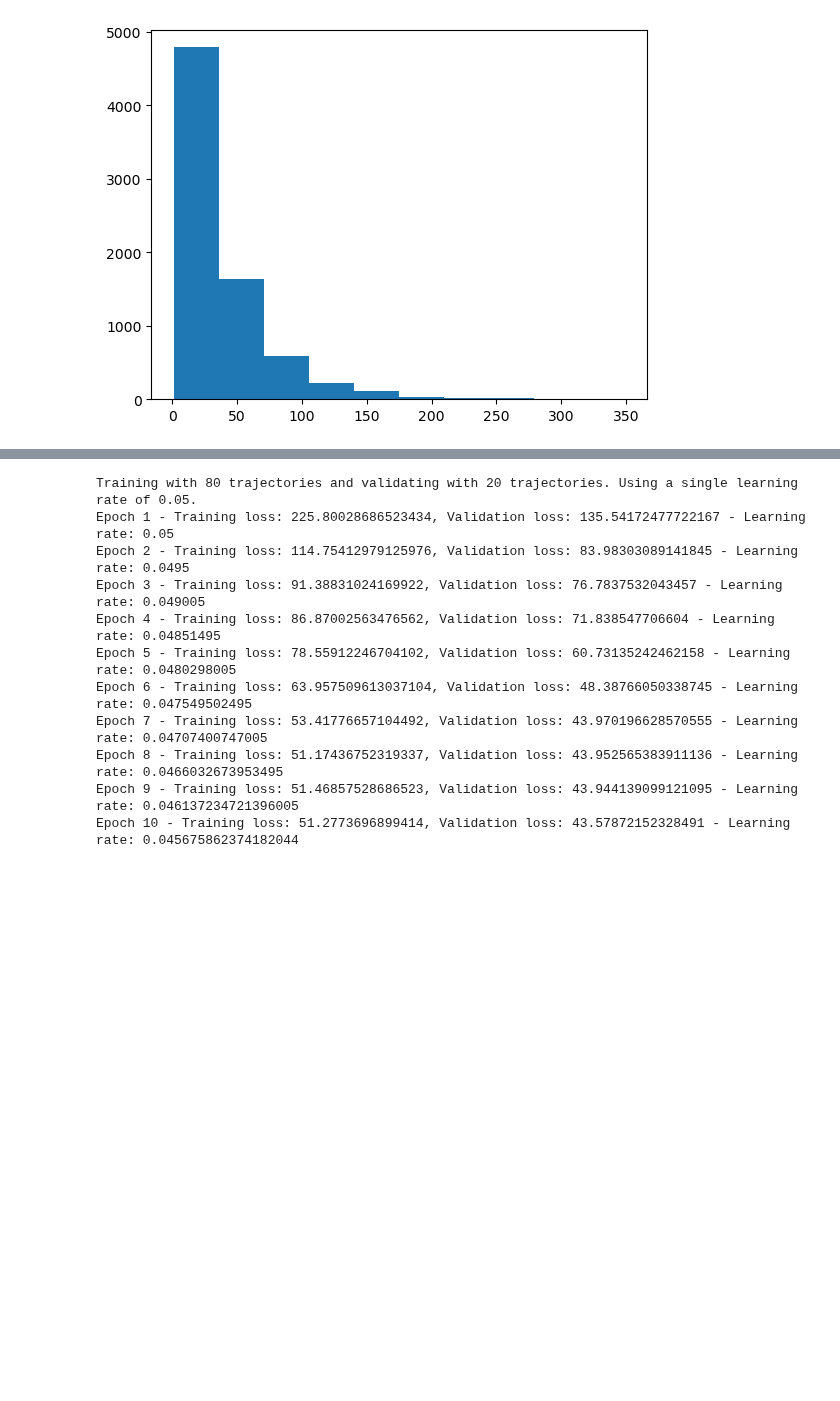
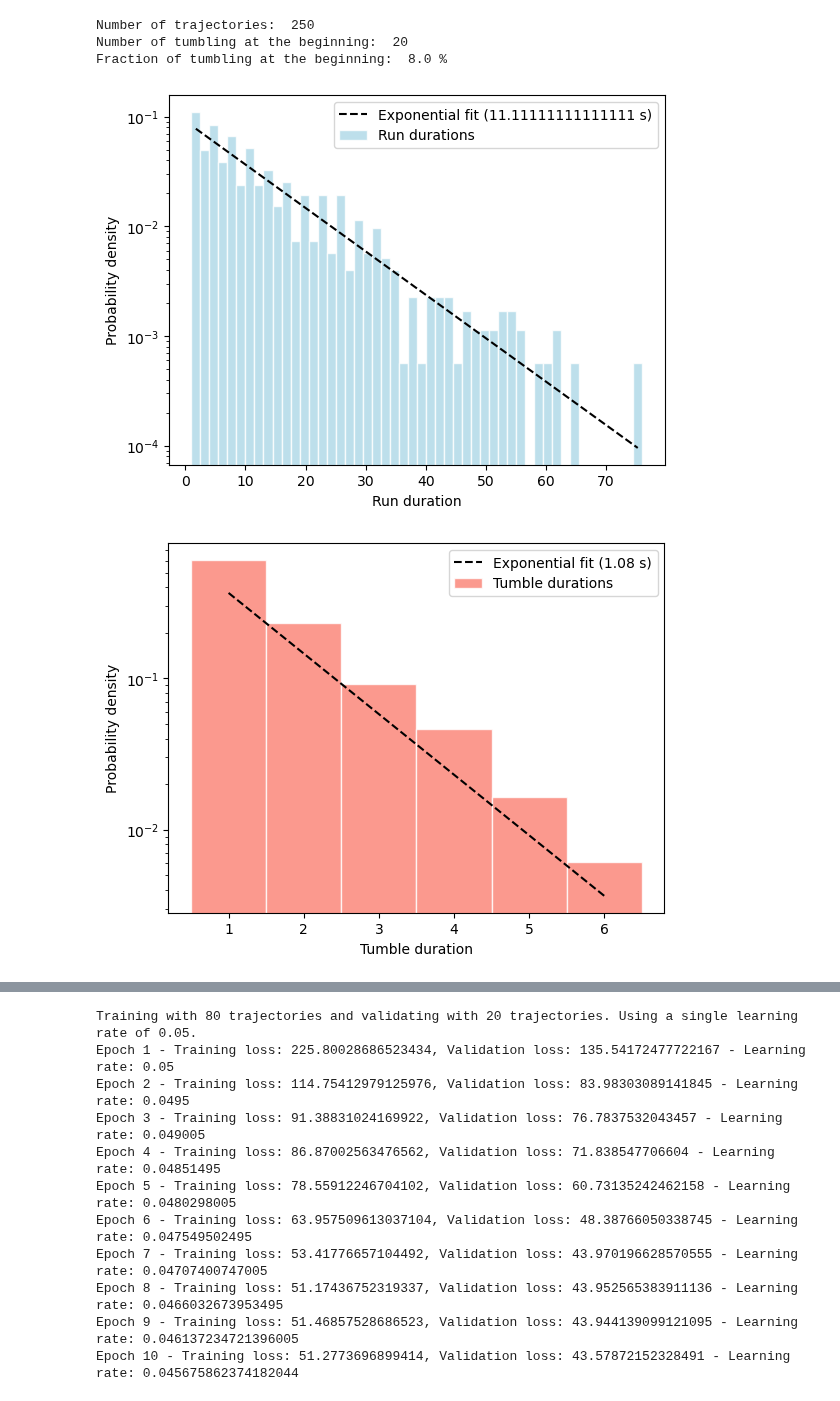
Before and after one commit to giorgionicoletti/InferenceFSCs, a Jupyter notebook: notebooks/model_trajectories_FSC.ipynb, the cells around one changed output, grey strips where cells are left out. Saved outputs shown, nothing was run; the diff lists cells and outputs as text; code cells hidden in the pictures; blank space fills up the shorter version.

```diff
--- a/notebooks/model_trajectories_FSC.ipynb
+++ b/notebooks/model_trajectories_FSC.ipynb
@@ -34,5 +45,45 @@ for i, curr_res in enumerate(res):
-# %%
-plt.hist(np.concatenate([utils.filter_durations(utils.extract_durations(tr["actions"]), 0)[1:-1] for tr in trajectories]))
-plt.show()
-# %% [output]
-[figure, removed]
+# %%
+run_durations = np.concatenate([utils.filter_durations(utils.extract_durations(act), 0)[1:-1] for act in actions])
+tumble_durations = np.concatenate([utils.filter_durations(utils.extract_durations(act), 1)[1:-1] for act in actions])
+
+first_action = np.array([tr["actions"][0] for tr in trajectories_data])
+
+print("Number of trajectories: ", len(trajectories_data))
+print("Number of tumbling at the beginning: ", np.sum(first_action))
+print("Fraction of tumbling at the beginning: ", np.round(np.sum(first_action) / len(trajectories_data) * 100, 2), "%")
+
+run_values, run_cumulative = utils.get_cumulative(run_durations)
+run_params, _ = curve_fit(utils.expcum_fit, run_values, run_cumulative, p0=[0.01])
+run_exponent = run_params[0]
+
+tumble_values, tumble_cumulative = utils.get_cumulative(tumble_durations)
+tumble_params, _ = curve_fit(utils.expcum_fit, tumble_values, tumble_cumulative, p0=[0.01])
+tumble_exponent = tumble_params[0]
+
+h_run_dur, bins_run_dur = np.histogram(run_durations, bins=50, density=True)
+bins_run_dur = (bins_run_dur[1:] + bins_run_dur[:-1]) / 2
+
+h_tumble_dur, bins_tumble_dur = np.histogram(tumble_durations, bins=np.arange(1, np.max(tumble_durations) + 1), density=True)
+bins_tumble_dur = bins_tumble_dur[:-1]
+
+plt.bar(bins_run_dur, h_run_dur, width=np.diff(bins_run_dur)[0], label="Run durations", color = 'lightblue', alpha = 0.8, lw = 1, edgecolor = 'w')
+plt.plot(bins_run_dur, run_exponent * np.exp(-run_exponent * bins_run_dur), label=f"Exponential fit ({1/np.round(run_exponent, 2)} s)", ls="--", color = 'black')
+plt.yscale("log")
+plt.xlabel("Run duration")
+plt.ylabel("Probability density")
+plt.legend()
+plt.show()
+
+plt.bar(bins_tumble_dur, h_tumble_dur, width=np.diff(bins_tumble_dur)[0], label="Tumble durations", color = 'salmon', alpha = 0.8, lw = 1, edgecolor = 'w')
+plt.plot(bins_tumble_dur, tumble_exponent * np.exp(-tumble_exponent * bins_tumble_dur), label=f"Exponential fit ({np.round(1/tumble_exponent, 2)} s)", ls="--", color = 'black')
+plt.yscale("log")
+plt.xlabel("Tumble duration")
+plt.ylabel("Probability density")
+plt.legend()
+plt.show()
+# %% [output]
+Number of trajectories:  250
+Number of tumbling at the beginning:  20
+Fraction of tumbling at the beginning:  8.0 %
+[figure, added]
+[figure, added]
```
Also changed, not shown: parts of 19 cells of this notebook, 2 other files.
